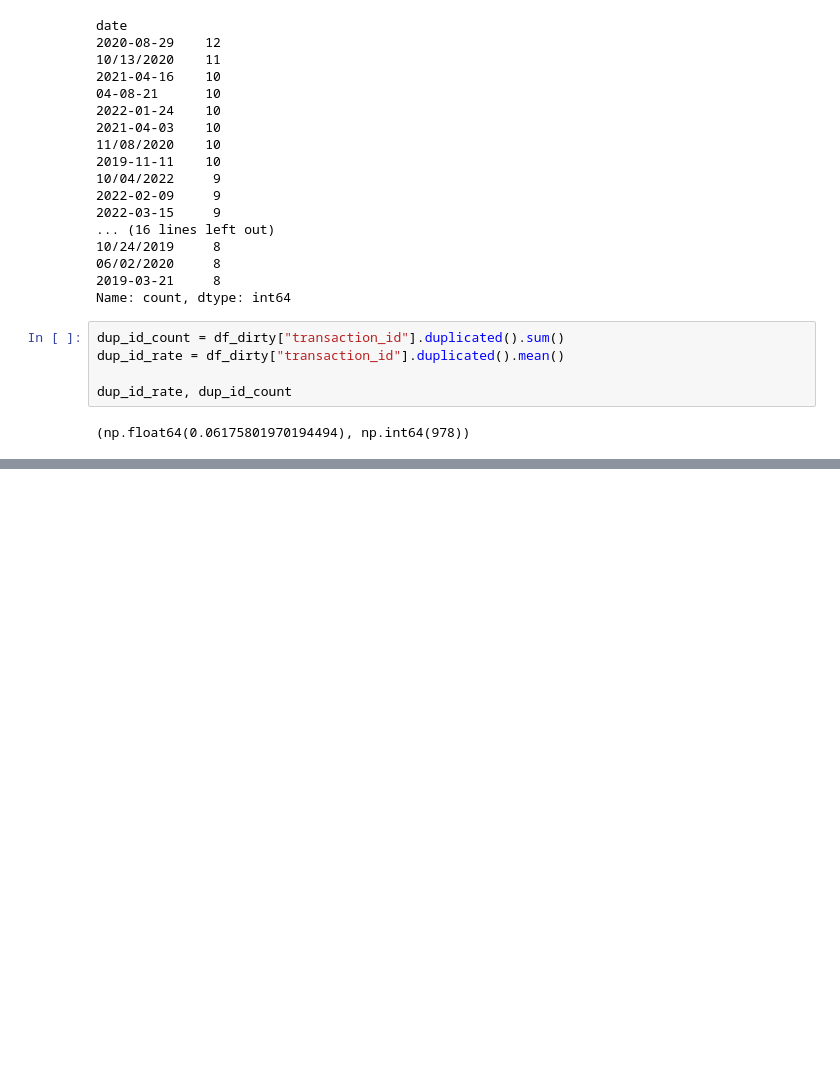
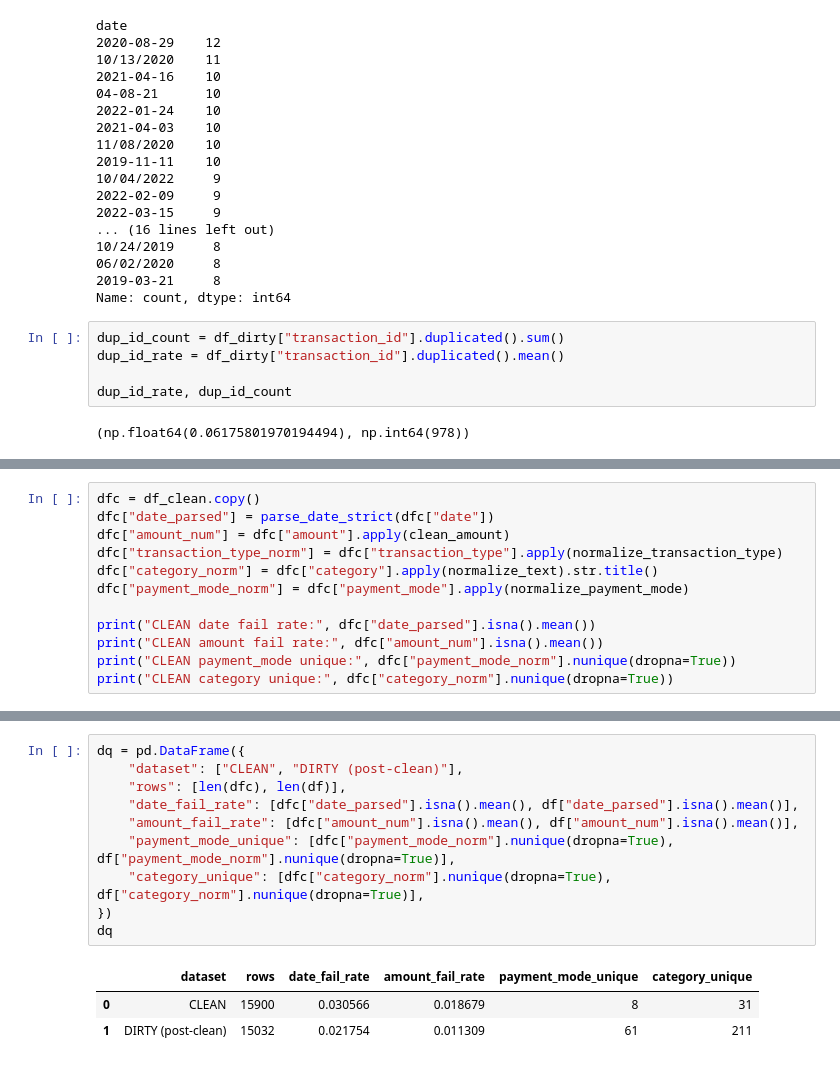
Before and after one commit to Sankar16/spend-sense, a Jupyter notebook: notebooks/01_eda.ipynb, the cells around one changed output, grey strips where cells are left out. Saved outputs shown, nothing was run; the diff lists cells and outputs as text; blank space fills up the shorter version.

```diff
--- a/notebooks/01_eda.ipynb
+++ b/notebooks/01_eda.ipynb
@@ -189,0 +511,12 @@ df_dirty[df_dirty["transaction_id"].duplicated(keep=False)]\
+# %%
+dfc = df_clean.copy()
+dfc["date_parsed"] = parse_date_strict(dfc["date"])
+dfc["amount_num"] = dfc["amount"].apply(clean_amount)
+dfc["transaction_type_norm"] = dfc["transaction_type"].apply(normalize_transaction_type)
+dfc["category_norm"] = dfc["category"].apply(normalize_text).str.title()
+dfc["payment_mode_norm"] = dfc["payment_mode"].apply(normalize_payment_mode)
+
+print("CLEAN date fail rate:", dfc["date_parsed"].isna().mean())
+print("CLEAN amount fail rate:", dfc["amount_num"].isna().mean())
+print("CLEAN payment_mode unique:", dfc["payment_mode_norm"].nunique(dropna=True))
+print("CLEAN category unique:", dfc["category_norm"].nunique(dropna=True))
@@ -189,0 +538,14 @@ df_dirty[df_dirty["transaction_id"].duplicated(keep=False)]\
+# %%
+dq = pd.DataFrame({
+    "dataset": ["CLEAN", "DIRTY (post-clean)"],
+    "rows": [len(dfc), len(df)],
+    "date_fail_rate": [dfc["date_parsed"].isna().mean(), df["date_parsed"].isna().mean()],
+    "amount_fail_rate": [dfc["amount_num"].isna().mean(), df["amount_num"].isna().mean()],
+    "payment_mode_unique": [dfc["payment_mode_norm"].nunique(dropna=True), df["payment_mode_norm"].nunique(dropna=True)],
+    "category_unique": [dfc["category_norm"].nunique(dropna=True), df["category_norm"].nunique(dropna=True)],
+})
+dq
+# %% [output]
+|  | dataset | rows | date_fail_rate | amount_fail_rate | payment_mode_unique | category_unique |
+| 0 | CLEAN | 15900 | 0.030566 | 0.018679 | 8 | 31 |
+| 1 | DIRTY (post-clean) | 15032 | 0.021754 | 0.011309 | 61 | 211 |
```
Also changed, not shown: parts of 16 cells of this notebook.
